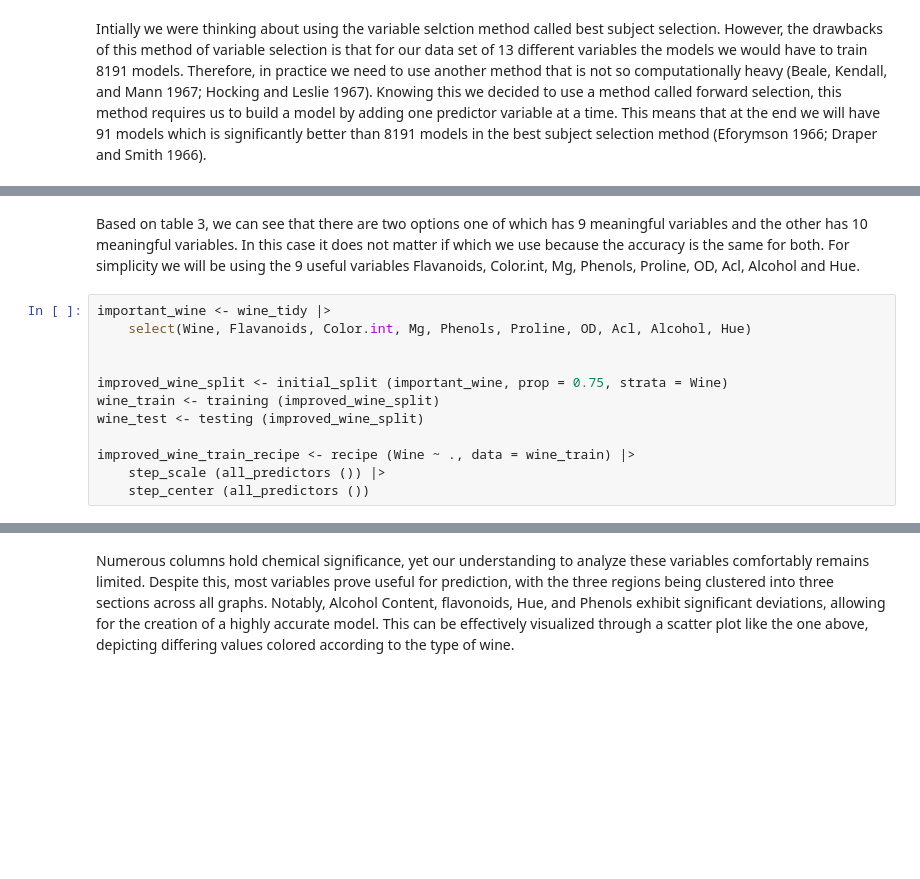
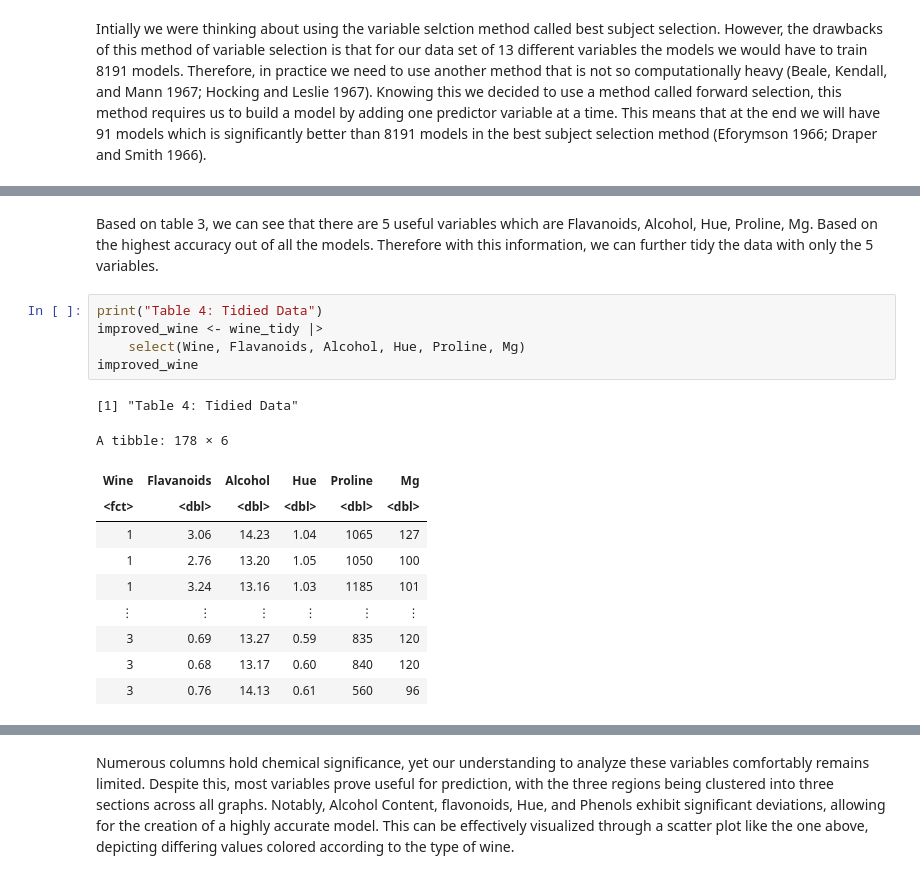
Before and after one commit to HeatherAu/wine_group_project, a Jupyter notebook: group-project.ipynb, the cells around one changed output, grey strips where cells are left out. Saved outputs shown, nothing was run; the diff lists cells and outputs as text; blank space fills up the shorter version.

```diff
--- a/group-project.ipynb
+++ b/group-project.ipynb
@@ -230,14 +229,19 @@ A tibble: 2 × 3
 # %% [markdown]
-Based on table 3, we can see that there are two options one of which has 9 meaningful variables and the other has 10 meaningful variables. In this case it does not matter if which we use because the accuracy is the same for both. For simplicity we will be using the 9 useful variables Flavanoids, Color.int, Mg, Phenols, Proline, OD, Acl, Alcohol and Hue.
+Based on table 3, we can see that there are 5 useful variables which are Flavanoids, Alcohol, Hue, Proline, Mg. Based on the highest accuracy out of all the models. Therefore with this information, we can further tidy the data with only the 5 variables.
 # %%
-important_wine <- wine_tidy |>
-    select(Wine, Flavanoids, Color.int, Mg, Phenols, Proline, OD, Acl, Alcohol, Hue)
-
-
-improved_wine_split <- initial_split (important_wine, prop = 0.75, strata = Wine)
-wine_train <- training (improved_wine_split)
-wine_test <- testing (improved_wine_split)
-
-improved_wine_train_recipe <- recipe (Wine ~ ., data = wine_train) |>
-    step_scale (all_predictors ()) |>
-    step_center (all_predictors ())
+print("Table 4: Tidied Data")
+improved_wine <- wine_tidy |>
+    select(Wine, Flavanoids, Alcohol, Hue, Proline, Mg)
+improved_wine
+# %% [output]
+[1] "Table 4: Tidied Data"
+A tibble: 178 × 6
+| Wine | Flavanoids | Alcohol | Hue | Proline | Mg |
+| <fct> | <dbl> | <dbl> | <dbl> | <dbl> | <dbl> |
+| 1 | 3.06 | 14.23 | 1.04 | 1065 | 127 |
+| 1 | 2.76 | 13.20 | 1.05 | 1050 | 100 |
+| 1 | 3.24 | 13.16 | 1.03 | 1185 | 101 |
+| ⋮ | ⋮ | ⋮ | ⋮ | ⋮ | ⋮ |
+| 3 | 0.69 | 13.27 | 0.59 | 835 | 120 |
+| 3 | 0.68 | 13.17 | 0.60 | 840 | 120 |
+| 3 | 0.76 | 14.13 | 0.61 | 560 | 96 |
```
Also changed, not shown: parts of 14 cells of this notebook, 1 other file.
